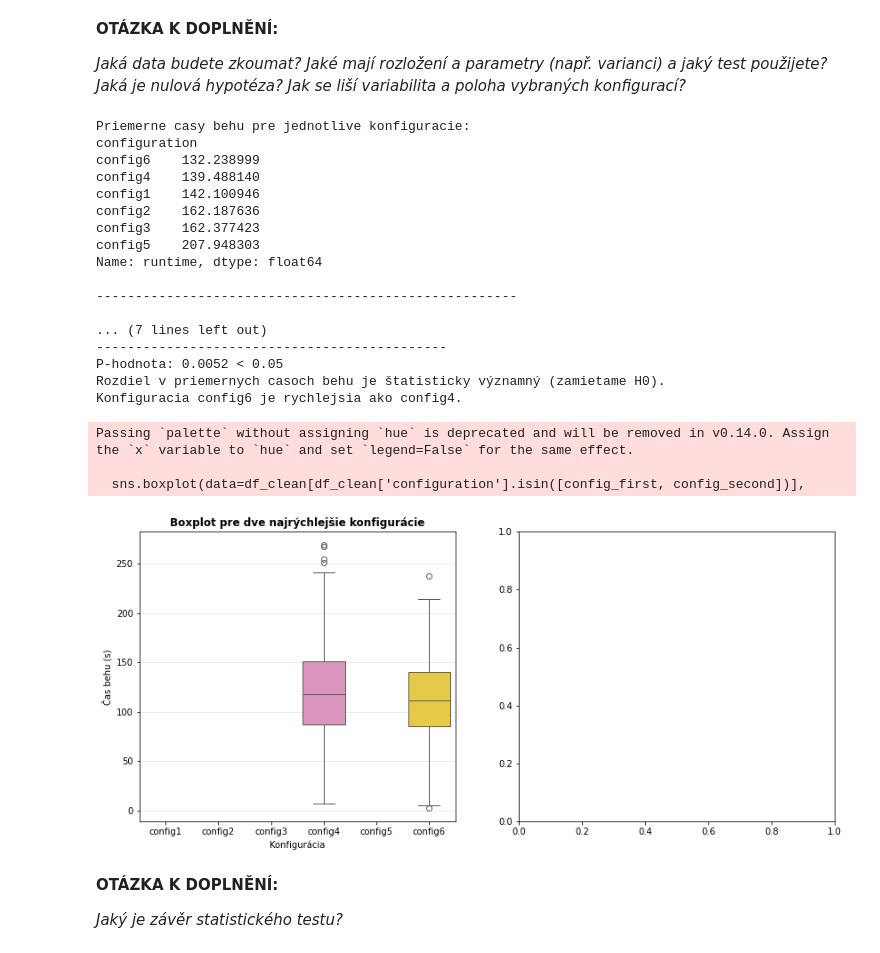
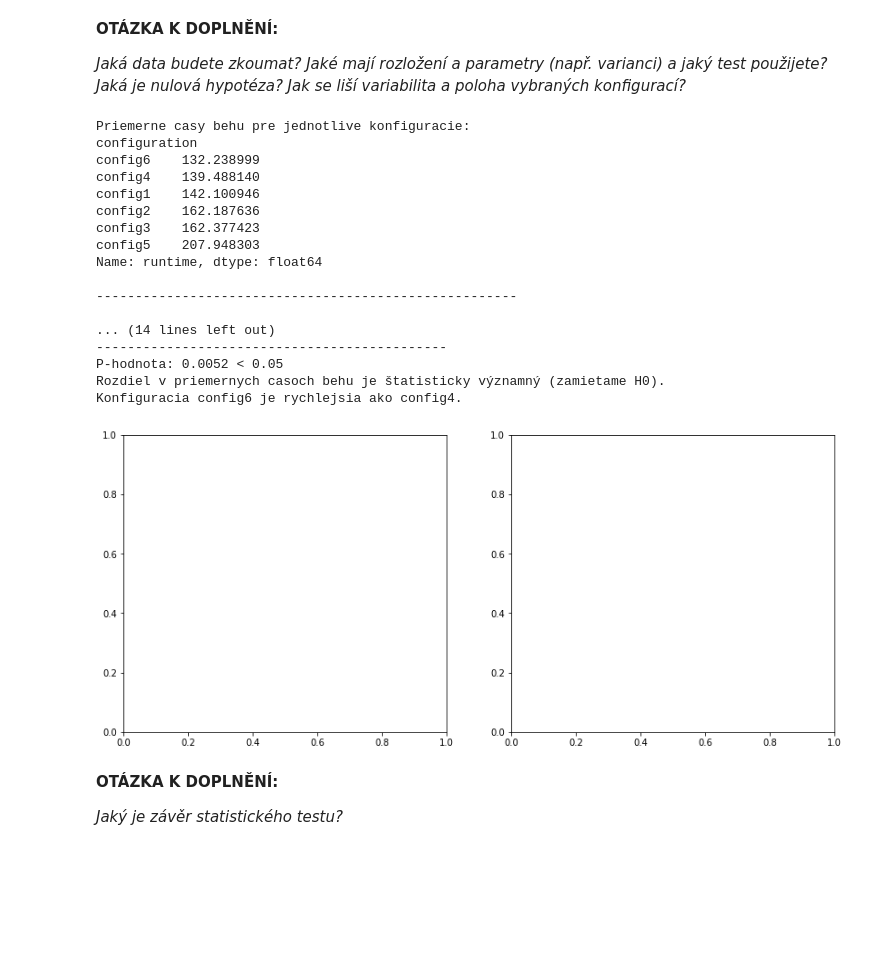
Before and after one commit to olexamatej/MSP, a Jupyter notebook: proj1.ipynb, the cells around one changed output. Cells and saved outputs as stored; diff of their text form; code cells hidden in the pictures; blank space fills up the shorter version.

```diff
--- a/proj1.ipynb
+++ b/proj1.ipynb
@@ -300,19 +300,28 @@ __OTÁZKA K DOPLNĚNÍ:__
 _Jaká data budete zkoumat? Jaké mají rozložení a parametry (např. varianci) a jaký test použijete? Jaká je nulová hypotéza? Jak se liší variabilita a poloha vybraných konfigurací?_
 # %%
 print("Priemerne casy behu pre jednotlive konfiguracie:")
-mean_times = df.groupby('configuration')['runtime'].mean().sort_values()
+mean_times = df_clean.groupby('configuration', observed=False)['runtime'].mean().sort_values()
 print(mean_times)
 print("\n" + "------------------------------------------------------" + "\n")
 
 config_first = mean_times.index[0]  # Najrychlejsia
 config_second = mean_times.index[1]  # Druhá najrychlejsia
 
-print(f"Najrychlejsia konfiguracia: {config_first} s priemernym casom behu {mean_times[0]:.2f} s")
-print(f"Druha najrychlejsia konfiguracia: {config_second} s priemernym casom behu {mean_times[1]:.2f} s")
+print(f"Najrychlejsia konfiguracia: {config_first} s priemernym casom behu {mean_times.iloc[0]:.2f} s")
+print(f"Druha najrychlejsia konfiguracia: {config_second} s priemernym casom behu {mean_times.iloc[1]:.2f} s")
 
 data_first = df_clean[df_clean['configuration'] == config_first]['runtime']
 data_second = df_clean[df_clean['configuration'] == config_second]['runtime']
 
+print(f"Pocet zaznamov pre konfiguraciu {config_first}: {len(data_first)}")
+print(f"Pocet zaznamov pre konfiguraciu {config_second}: {len(data_second)}")
+print(f"Priemerny cas behu pre konfiguraciu {config_first}: {np.mean(data_first):.2f} s")
+print(f"Priemerny cas behu pre konfiguraciu {config_second}: {np.mean(data_second):.2f} s")
+print(f"Smerodajna odchylka pre konfiguraciu {config_first}: {np.std(data_first, ddof=1):.2f} s")
+print(f"Smerodajna odchylka pre konfiguraciu {config_second}: {np.std(data_second, ddof=1):.2f} s")
+
+
+print("---------------------------------------------")
 print("\n Vysledky t-testu pre porovnanie dvoch najrychlejsich konfiguracii:")
 
 t_stat, p_value = stats.ttest_ind(data_first, data_second, equal_var=False)
@@ -330,45 +339,42 @@ if p_value < 0.05:
         print(f"Konfiguracia {config_first} je rychlejsia ako {config_second}.")
     else:
         print(f"Konfiguracia {config_second} je rychlejsia ako {config_first}.")
 else:
     print(f"P-hodnota: {p_value:.4f} >= 0.05")
     print("Rozdiel v priemernych casoch behu nie je štatisticky významný (nezamietame H0).")
 
 
 fig, axes = plt.subplots(1, 2, figsize=(14, 6))
 
 # Boxplot pre dve najrýchlejšie konfigurácie
 
-sns.boxplot(data=df_clean[df_clean['configuration'].isin([config_first, config_second])],
-            x='configuration', y='runtime', palette='Set2', ax=axes[0])
-axes[0].set_title('Boxplot pre dve najrýchlejšie konfigurácie', fontsize=12, fontweight='bold')
-axes[0].set_xlabel('Konfigurácia', fontsize=10)
-axes[0].set_ylabel('Čas behu (s)', fontsize=10)
-axes[0].grid(axis='y', alpha=0.3)
+# sns.boxplot(data=df_clean[df_clean['configuration'].isin([config_first, config_second])],
+#             x='configuration', y='runtime', palette='Set2', ax=axes[0])
+# axes[0].set_title('Boxplot pre dve najrýchlejšie konfigurácie', fontsize=12, fontweight='bold')
+# axes[0].set_xlabel('Konfigurácia', fontsize=10)
+# axes[0].set_ylabel('Čas behu (s)', fontsize=10)
+# axes[0].grid(axis='y', alpha=0.3)
 
-plt.show()
+# plt.show()
 # %% [output]
 Priemerne casy behu pre jednotlive konfiguracie:
 configuration
 config6    132.238999
 config4    139.488140
 config1    142.100946
 config2    162.187636
 config3    162.377423
 config5    207.948303
 Name: runtime, dtype: float64
 
 ------------------------------------------------------
 
-... (7 lines left out)
+... (14 lines left out)
 ---------------------------------------------
 P-hodnota: 0.0052 < 0.05
 Rozdiel v priemernych casoch behu je štatisticky významný (zamietame H0).
 Konfiguracia config6 je rychlejsia ako config4.
-Passing `palette` without assigning `hue` is deprecated and will be removed in v0.14.0. Assign the `x` variable to `hue` and set `legend=False` for the same effect.
-
-  sns.boxplot(data=df_clean[df_clean['configuration'].isin([config_first, config_second])],
-[figure, old version]
+[figure, new version]
 # %% [markdown]
 __OTÁZKA K DOPLNĚNÍ:__
 
```
